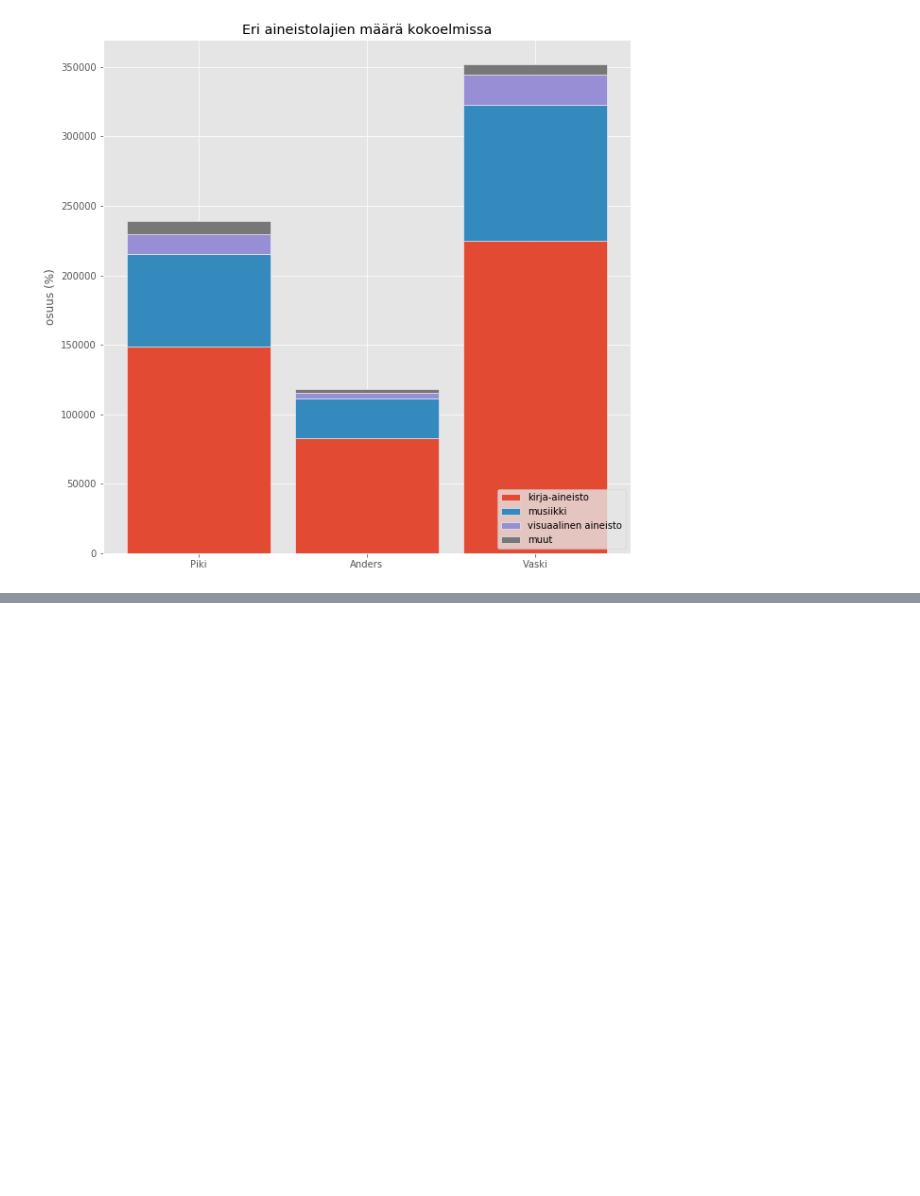
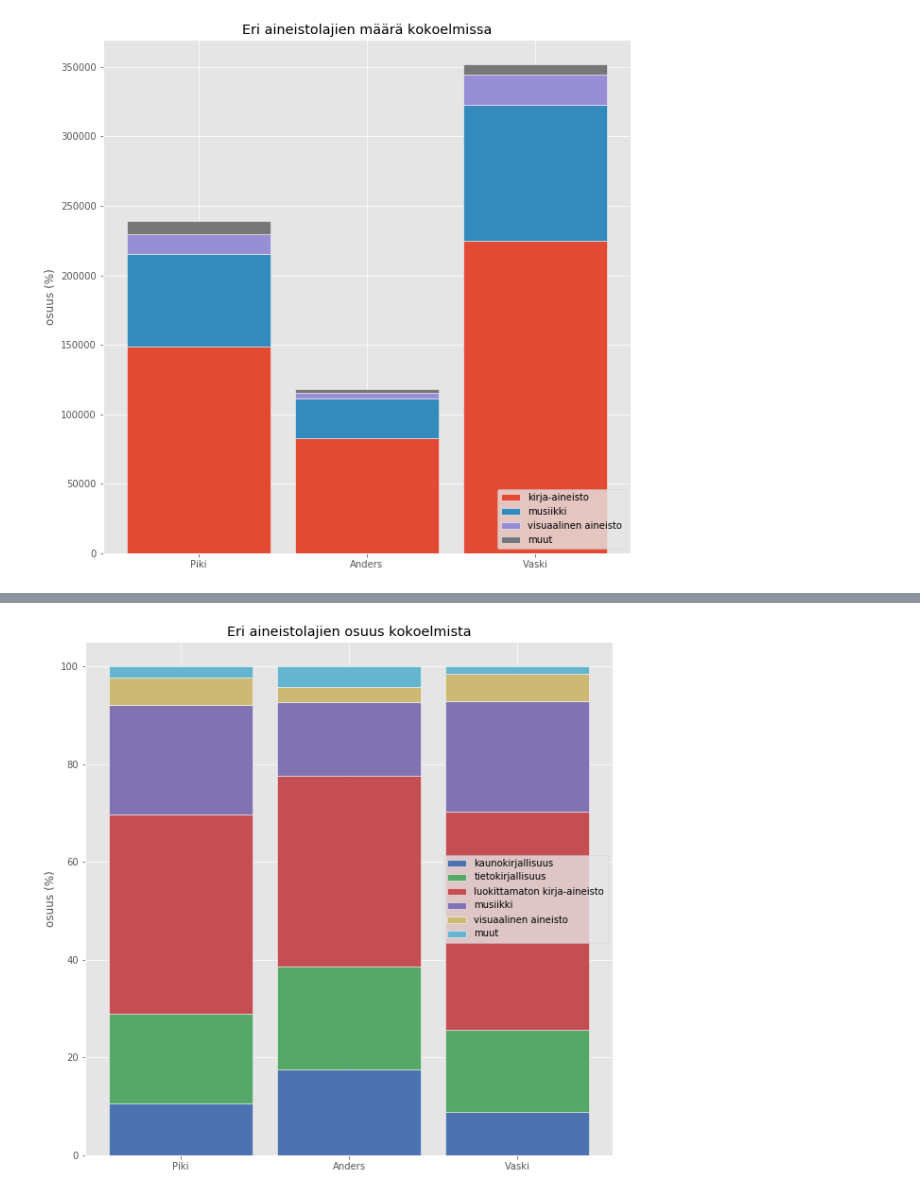
Before and after one commit to tvirolai/aineistokartoitus, a Jupyter notebook: Yleisten kirjastojen aineistokartoitus.ipynb, the cells around one changed output, grey strips where cells are left out. Drawn from its saved outputs; the diff is of its cells as text; code cells hidden in the pictures; blank space fills up the shorter version.

Commit message:
Kirjallisuusluokitukset

```diff
--- a/Yleisten kirjastojen aineistokartoitus.ipynb
+++ b/Yleisten kirjastojen aineistokartoitus.ipynb
@@ -316,0 +319,88 @@ aineistolajienMaarat(df)
+# %%
+# BK, MU, VM ja MUUT
+
+# Indeksit: PIKI, ANDERS, VASKI
+
+r = [0, 1, 2]
+raw_data = {'BKkauno': [53012, 52504, 55019],
+            'BKtieto': [90818, 63718, 103792],
+            'BKmuut': [202584, 117100, 274765],
+            'MU': [111546, 45548, 140145],
+            'VM': [27709, 9041, 34780],
+            'MUUT': [(4113+3691+3141+524), (9041+1405+991+679+595), (3482+2332+2110+1121)]}
+df = pd.DataFrame(raw_data)
+
+def aineistolajienOsuudet2(df):
+    # From raw value to percentage
+    totals = [i+j+k+l+m+n for i,j,k,l,m,n in zip(df['BKkauno'], df['BKtieto'], df['BKmuut'], df['MU'], df['VM'], df['MUUT'])]
+    BKKaunoBars = [i / j * 100 for i,j in zip(df['BKkauno'], totals)]
+    BKTietoBars = [i / j * 100 for i,j in zip(df['BKtieto'], totals)]
+    BKMuutBars = [i / j * 100 for i,j in zip(df['BKmuut'], totals)]
+    MUBars = [i / j * 100 for i,j in zip(df['MU'], totals)]
+    VMBars = [i / j * 100 for i,j in zip(df['VM'], totals)]
+    MUUTBars = [i / j * 100 for i,j in zip(df['MUUT'], totals)]
+
+    # plot
+    barWidth = 0.85
+    names = ('Piki','Anders','Vaski')
+    plt.figure(figsize=(10,10))
+    plt.style.use('seaborn-deep')
+    # Create BK Bars
+    plt.bar(r, BKKaunoBars, edgecolor='white', width=barWidth, label='kaunokirjallisuus')
+    plt.bar(r, BKTietoBars, bottom=BKKaunoBars, edgecolor='white', width=barWidth, label='tietokirjallisuus')
+    plt.bar(r, BKMuutBars, bottom=[i+j for i,j in zip(BKKaunoBars, BKTietoBars)], edgecolor='white', width=barWidth, label='luokittamaton kirja-aineisto')
+    # Create MU Bars
+    plt.bar(r, MUBars, bottom=[i+j+k for i,j,k in zip(BKKaunoBars, BKTietoBars, BKMuutBars)], edgecolor='white', width=barWidth, label='musiikki')
+    # Create VM Bars
+    plt.bar(r, VMBars, bottom=[i+j+k+l for i,j,k,l in zip(BKKaunoBars, BKTietoBars, BKMuutBars, MUBars)], edgecolor='white', width=barWidth, label='visuaalinen aineisto')
+    # Create MUUT Bars
+    plt.bar(r, MUUTBars, bottom=[i+j+k+l+m for i,j,k,l,m in zip(BKKaunoBars, BKTietoBars, BKMuutBars, MUBars, VMBars)],  edgecolor='white', width=barWidth, label='muut')
+
+    # Custom x axis
+    plt.xticks(r, names)
+    plt.ylabel("osuus (%)")
+    plt.legend(loc='center right')
+    plt.title("Eri aineistolajien osuus kokoelmista")
+
+    # Save it
+    #plt.savefig("aineistolajit_osuudet.svg")
+
+    # Show graphic
+    plt.show()
+
+
+def aineistolajienMaarat2(df):
+    # plot
+    barWidth = 0.85
+    names = ('Piki','Anders','Vaski')
+    plt.figure(figsize=(10,10))
+    plt.style.use('ggplot')
+    # Create BK Bars
+    plt.bar(r, df['BKkauno'], edgecolor='white', width=barWidth, label='kaunokirjallisuus')
+    plt.bar(r, df['BKtieto'], bottom=df['BKkauno'], edgecolor='white', width=barWidth, label='tietokirjallisuus')
+    plt.bar(r, df['BKmuut'], bottom=[i+j for i,j in zip(df['BKkauno'], df['BKtieto'])], edgecolor='white', width=barWidth, label='luokittamaton kirja-aineisto')
+    # Create MU Bars
+    plt.bar(r, df['MU'], bottom=[i+j+k for i,j,k in zip(df['BKkauno'], df['BKtieto'], df['BKmuut'])], edgecolor='white', width=barWidth, label='musiikki')
+    # Create VM Bars
+    plt.bar(r, df['VM'], bottom=[i+j+k+l for i,j,k,l in zip(df['BKkauno'], df['BKtieto'], df['BKmuut'], df['MU'])], edgecolor='white', width=barWidth, label='visuaalinen aineisto')
+    # Create MUUT Bars
+    plt.bar(r, df['MUUT'], bottom=[i+j+k+l+m for i,j,k,l,m in zip(df['BKkauno'], df['BKtieto'], df['BKmuut'], df['MU'], df['VM'])],  edgecolor='white', width=barWidth, label='muut')
+
+    # Custom x axis
+    plt.xticks(r, names)
+    plt.ylabel("osuus (%)")
+    plt.legend(loc='center right')
+    plt.title("Eri aineistolajien määrä kokoelmissa")
+
+    # Save it
+
+    #plt.savefig("aineistolajit_maara.svg")
+
+    # Show graphic
+    plt.show()
+
+
+aineistolajienOsuudet2(df)
+aineistolajienMaarat2(df)
+# %% [output]
+[figure, added]
```
Also changed, not shown: parts of 2 cells of this notebook, 1 other file.
